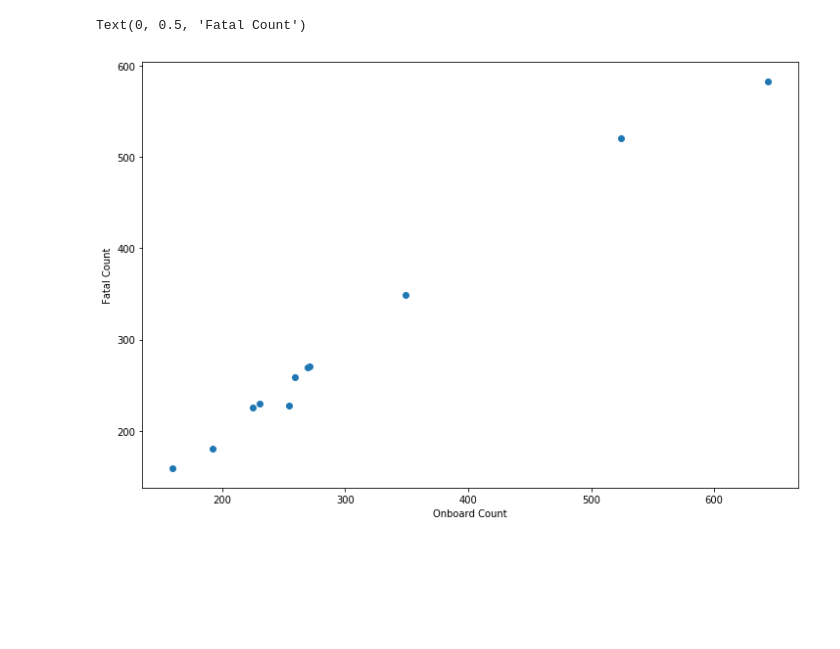
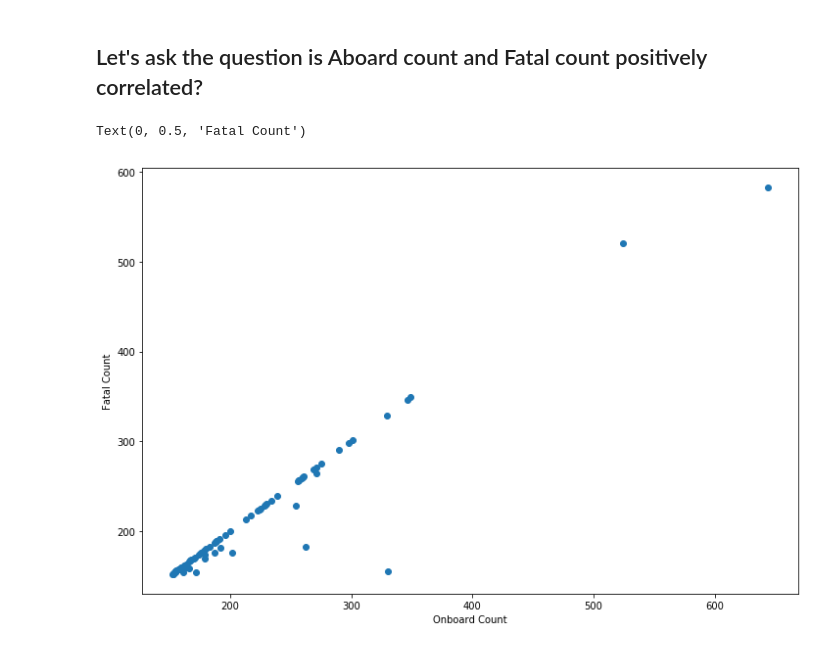
Before and after one commit to loupendley/Thinkful, a Jupyter notebook: Datafiles/VisualizeWhatYouSee_Unit_Lession2_Project_4.ipynb, the cells around one changed output. Drawn from its saved outputs; the diff is of its cells as text; code cells hidden in the pictures; blank space fills up the shorter version.

Commit message:
Fixed the 4 graphs

```diff
--- a/Datafiles/VisualizeWhatYouSee_Unit_Lession2_Project_4.ipynb
+++ b/Datafiles/VisualizeWhatYouSee_Unit_Lession2_Project_4.ipynb
@@ -3,6 +3,7 @@ import os
 import pandas as pd
 import numpy as np
 import matplotlib.pyplot as plt
+%matplotlib inline
 
 home = os.environ['HOME'] # if the HOME variable is set to '/Users/lou', we are on Lou's mac, else Github
 if home == '/Users/lou':
@@ -29,8 +30,15 @@ crashes_df['fatal_count']  = pd.to_numeric(crashes_df['fatal_count'])
 crashes_df['crashdate'] =    pd.to_datetime(crashes_df['crashdate'])
 crashes_df['crashyear'] =    crashes_df['crashdate'].dt.year
 
+
 FATALITIES = 150
 # we only want big crashes, more than n fatalties
 crashes_big = crashes_df[(crashes_df['fatal_count']  > FATALITIES)]
 crashes_df = crashes_big
 crashes_df.index.name = None
+crashes_df['dayofweek'] = crashes_df['crashdate'].dt.dayofweek
+
+# crashes_df_ac_type for Boeing B-747
+crashes_df_ac_type = crashes_df[(crashes_df['ac_type'].str.startswith('Boeing B-747'))]
+crashes_df_ac_type.sort_values(['ac_type', 'fatal_count'],ascending=True) # sort it
+crashes_df_ac_type_avg = crashes_df_ac_type.groupby('ac_type')[['country_code','fatal_count', 'ground', 'aboard_count','crashyear', 'operator_code']].mean()
@@ -63,0 +47,5 @@ crashes_df_ac_type.sort_values(['crashyear', 'fatal_count'],ascending=True) # so
+# %%
+plt.rcParams['figure.figsize'] = [12, 8]
+plt.scatter(crashes_df['crashyear'], crashes_df['fatal_count'])
+plt.xlabel('Crash Year')
+plt.ylabel('Fatal Count')
@@ -64,10 +55,11 @@ crashes_df_ac_type.sort_values(['crashyear', 'fatal_count'],ascending=True) # so
+# %% [markdown]
+## Let's ask the question is Aboard count and Fatal count positively correlated?
 # %%
-%matplotlib inline
 plt.rcParams['figure.figsize'] = [12, 8]
-plt.scatter(crashes_df_ac_type['aboard_count'], crashes_df_ac_type['fatal_count'])
+plt.scatter(crashes_df['aboard_count'], crashes_df['fatal_count'])
 
 plt.xlabel('Onboard Count')
 plt.ylabel('Fatal Count')
 # %% [output]
 Text(0, 0.5, 'Fatal Count')
-[figure, old version]
+[figure, new version]
```
Also changed, not shown: parts of 9 cells of this notebook.
